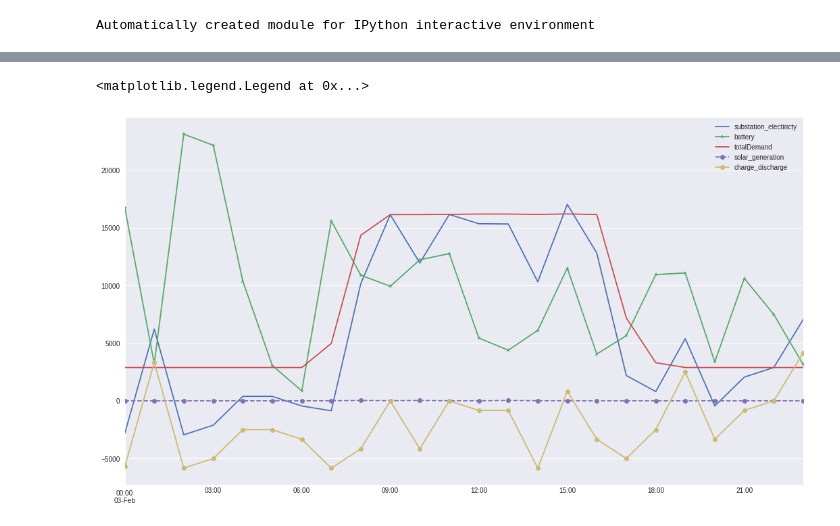
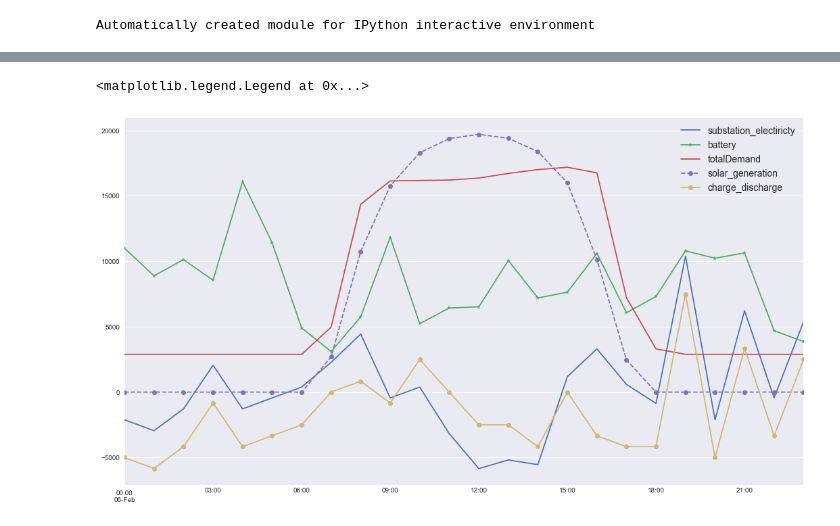
Before and after one commit to smottahedi/RL-Energy-Management, a Jupyter notebook: notebook.ipynb, the cells around one changed output, grey strips where cells are left out. Drawn from its saved outputs; the diff is of its cells as text; code cells hidden in the pictures.

```diff
--- a/notebook.ipynb
+++ b/notebook.ipynb
@@ -134,7 +134,7 @@ class EP(gym.Env):
                                                         (self.counter + 1) * self.numSteps + 1]
 #         df['charge_discharge'] = self.battery.get_history()['current'][self.counter * self.numSteps:
 #                                                         (self.counter + 1) * self.numSteps + 1]
-        df['charge_discharge'] = action_space[action]
+        df['charge_discharge'] = self.action_space[action]
         df['solar_generation'] = self.solar.step(res['directSolarRad'])
         df['substation_electiricty'] = res['totalDemand'] + df['charge_discharge'] - df['solar_generation']
         df.index = pd.DatetimeIndex(pd.date_range(str(self.date.month) + '/' + str(self.date.day) + '/' +
@@ -218,7 +218,7 @@ class DDQNAgent(object):
         self.epsilon = epsilon
         self.epsilon_min = 0.01
         self.epsilon_decay = 0.99
-        self.learning_rate = 0.01
+        self.learning_rate = 0.001
         self.network = self._build_network()
         self.target_network = self._build_network()
         self.update_target_network()
@@ -313,15 +313,19 @@ if __name__ == "__main__":
     action_size = 5
     action_space = np.linspace(-10000, 10000, action_size)
 
+    try:
+        env.model.free_instance()
+        env.model.initialize()
+    except: pass
     env = EP('./EPlus/small_office.fmu', state_size=state_size,
-             battery_capacity=30000, action_space=action_space)
+             battery_capacity=20000, action_space=action_space, solar_panel_area=30)
 
     agent = DDQNAgent(state_size, action_size, memory_lenght=10000,
                       discount=0.99, epsilon=1)
     done = False
     batch_size = 20
     load_weights = 1
-    episodes = 50
+    episodes = 70
     reward_list = []
     r_list = np.array([])
     total_reward = 0
@@ -345,13 +349,13 @@ if __name__ == "__main__":
             states = next_state
             total_reward += reward.sum()
             reward_list.append(total_reward)
-            agent.update_target_network()
             r_list = np.append(r_list, reward)
 #             if done:
 #                 break
         if len(agent.memory) > batch_size:
             agent.replay(batch_size)
-        if e % 5 == 0:
+        if e % 4 == 0:
+            agent.update_target_network()
             agent.save("./save/ddqn.h5")
             print("episode: {}/{}, score: {}, e: {}".format(e, episodes,time, agent.epsilon))
 
@@ -406,2 +395,0 @@ plt.plot(agent.advantage)
-# %%
-env.battery.state[-1], env.battery.step([-20]),env.battery.state[-1]
@@ -410,14 +431,11 @@ env.battery.state[-1], env.battery.step([-20]),env.battery.state[-1]
 # %%
-date = '2017-02-3'
+date = '2017-02-06'
 env.store.substation_electiricty.resample('1H').mean()[date].plot(figsize=(18, 10))
 env.store.battery.resample('1H').mean()[date].plot(style='-*')
 env.store.totalDemand.resample('1H').mean()[date].plot(style='-')
 env.store.solar_generation.resample('1H').mean()[date].plot(style='--o')
 env.store.charge_discharge.resample('1H').mean()[date].plot(style='-o')
-plt.legend()
-
-# env.store.totalDemand[:200].plot()
-# env.store.solar_generation[:200].plot()
+plt.legend(loc=1, fontsize=14)
 # %% [output]
 <matplotlib.legend.Legend at 0x...>
-[figure, old version]
+[figure, new version]
```
Also changed, not shown: parts of 18 cells of this notebook, 49 other files.
